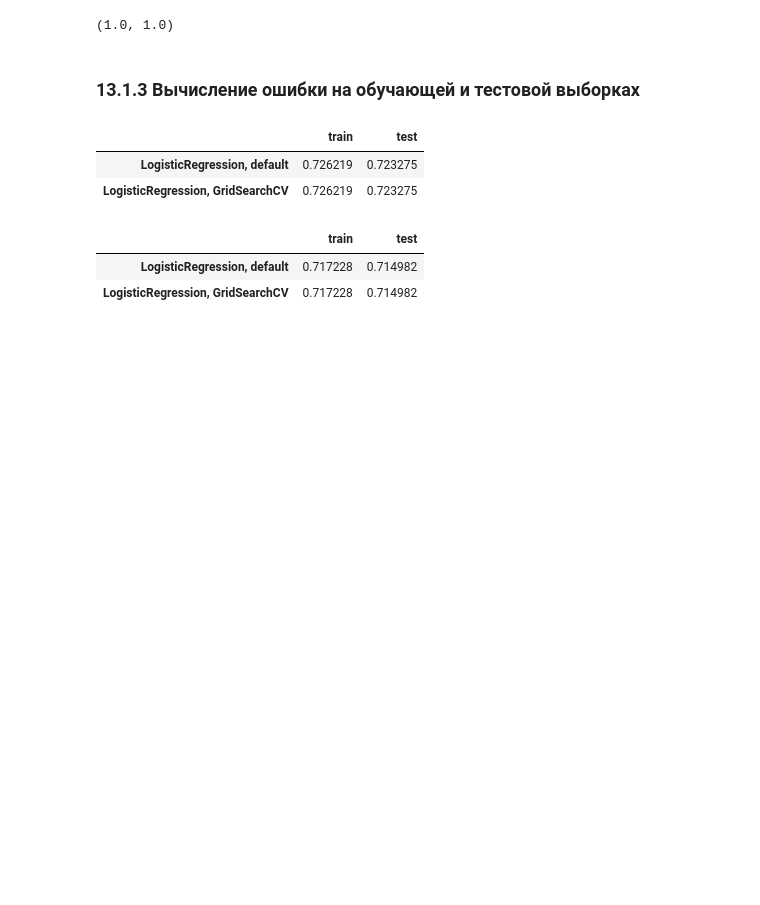
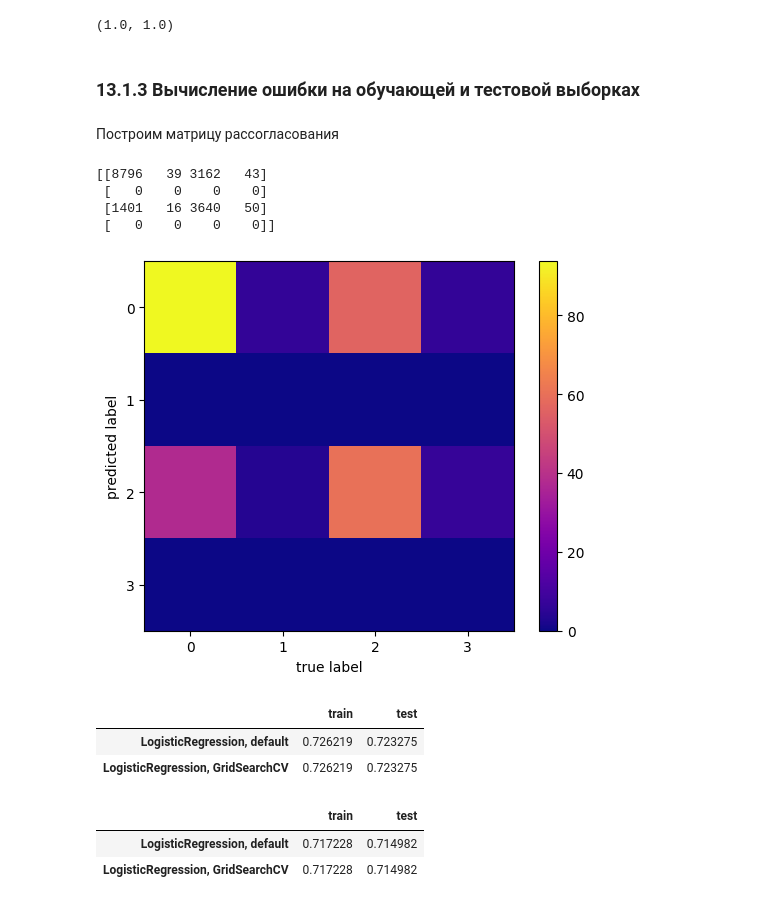
Before and after one commit to vitalii-manukhov/ml_unn_7sem, a Jupyter notebook: file1.ipynb, the cells around one changed output. Cells and saved outputs as stored; diff of their text form; code cells hidden in the pictures; blank space fills up the shorter version.

```diff
--- a/file1.ipynb
+++ b/file1.ipynb
@@ -1633,6 +1633,30 @@ accuracy_table.loc['LogisticRegression, GridSearchCV', :] = (accuracy_train, acc
 precision_table.loc['LogisticRegression, GridSearchCV', :] = (precision_train, precision_test)
 recall_table.loc['LogisticRegression, GridSearchCV', :] = (recall_train, recall_test)
 f1_table.loc['LogisticRegression, GridSearchCV', :] = (f1_train, f1_test)
+# %% [markdown]
+Построим матрицу рассогласования
+# %%
+y_train_pred = log_reg.predict(X_train)
+y_test_pred = log_reg.predict(X_test)
+print(confusion_matrix(y_test_pred, y_test.argmax(axis = 1)))
+# %% [output]
+[[8796   39 3162   43]
+ [   0    0    0    0]
+ [1401   16 3640   50]
+ [   0    0    0    0]]
+# %%
+cm = confusion_matrix(y_test_pred, y_test.argmax(axis = 1))
+cm = np.sqrt(cm)
+plt.imshow(cm, interpolation = 'nearest')
+plt.set_cmap('plasma')
+plt.xticks(range(4))
+plt.yticks(range(4))
+plt.xlabel("true label")
+plt.ylabel("predicted label")
+plt.colorbar()
+pass
+# %% [output]
+[figure, added]
 # %%
 accuracy_table
 # %% [output]
```
Also changed, not shown: parts of 12 cells of this notebook.
